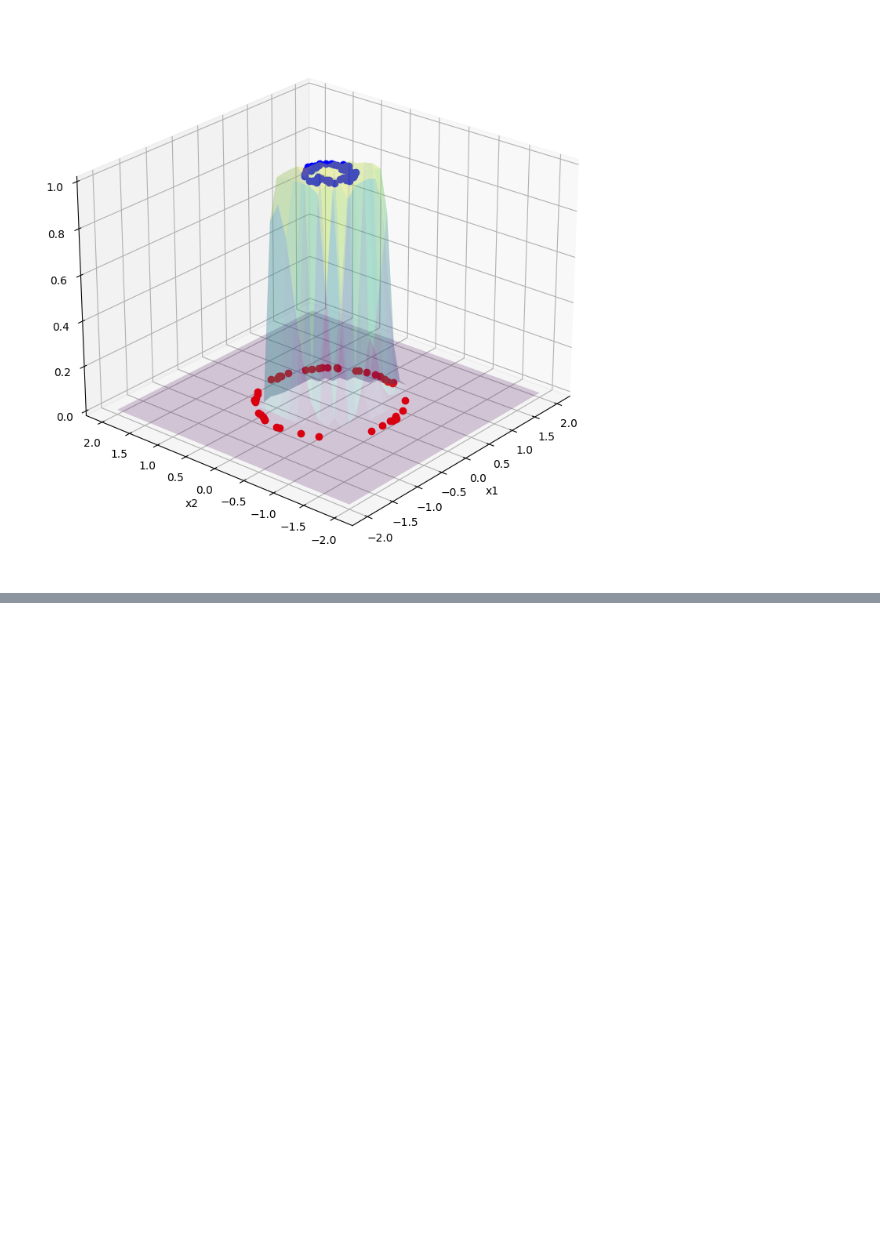
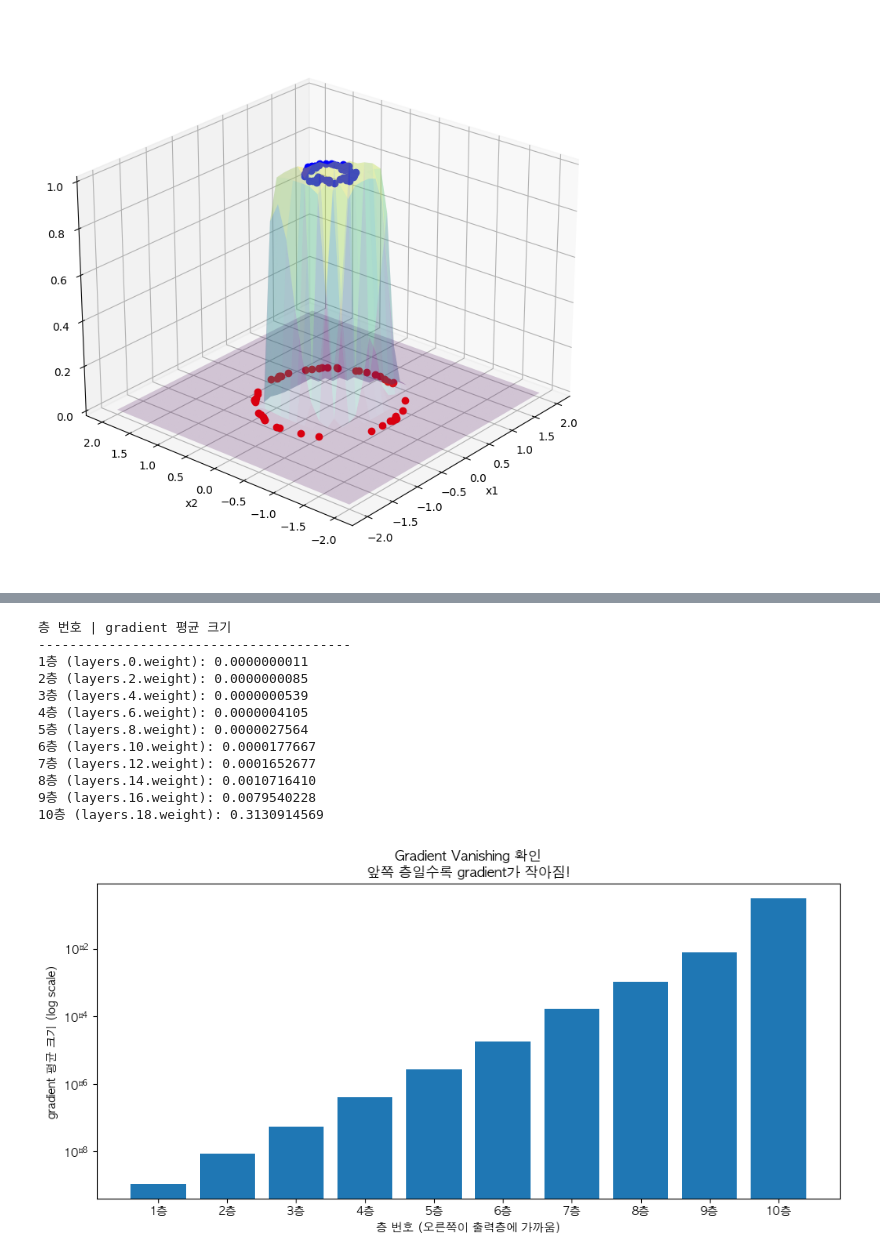
Before and after one commit to ddanghyni/code_attic, a Jupyter notebook: Deeeppp/Binary classification.ipynb, the cells around one changed output, grey strips where cells are left out. Drawn from its saved outputs; the diff is of its cells as text; code cells hidden in the pictures; blank space fills up the shorter version.

```diff
--- a/Binary classification.ipynb
+++ b/Deeeppp/Binary classification.ipynb
@@ -300,3 +350,66 @@ Text(0.5, 0.5, 'x2')
 fig = go.Figure(data=[go.Surface(x=X1_test, y=X2_test, z=Y_hat, colorscale="viridis", opacity=0.5)])
 fig.update_traces(contours_z=dict(show=True, usecolormap=True, highlightcolor="limegreen", project_z=True))
 fig.update_layout(title='binary classification', width=700, height=600)
+# %%
+import matplotlib.pyplot as plt
+from torch import optim
+plt.rcParams['font.family'] = 'AppleGothic'
+plt.rcParams['axes.unicode_minus'] = False
+
+x = torch.randn(5, 2)
+y = torch.randn(5, 1)
+
+class VanishingModel(nn.Module):
+    def __init__(self):
+        super().__init__()
+        self.layers = nn.Sequential(
+            nn.Linear(2, 32),  nn.Sigmoid(),
+            nn.Linear(32, 32), nn.Sigmoid(),
+            nn.Linear(32, 32), nn.Sigmoid(),
+            nn.Linear(32, 32), nn.Sigmoid(),
+            nn.Linear(32, 32), nn.Sigmoid(),
+            nn.Linear(32, 32), nn.Sigmoid(),
+            nn.Linear(32, 32), nn.Sigmoid(),
+            nn.Linear(32, 32), nn.Sigmoid(),
+            nn.Linear(32, 32), nn.Sigmoid(),
+            nn.Linear(32, 1),  nn.Sigmoid(),  # 10층
+        )
+
+    def forward(self, x):
+        return self.layers(x)
+
+model = VanishingModel()
+LR = 1e-2
+optimizer = optim.Adam(model.parameters(), lr = LR)
+# Forward + Loss + Backward
+loss_fn = nn.MSELoss()
+y_hat = model(x)
+loss = loss_fn(y_hat, y)
+optimizer.zero_grad()
+loss.backward()
+
+# 각 층의 gradient 크기 출력
+print("층 번호 | gradient 평균 크기")
+print("-" * 40)
+
+layer_num = 1
+grad_values = []
+layer_names = []
+
+for name, param in model.named_parameters():
+    if 'weight' in name:  # weight만 확인 (bias 제외)
+        grad_mean = param.grad.abs().mean().item()
+        print(f"{layer_num}층 ({name}): {grad_mean:.10f}")
+        grad_values.append(grad_mean)
+        layer_names.append(f"{layer_num}층")
+        layer_num += 1
+
+plt.figure(figsize=(10, 5))
+plt.bar(layer_names, grad_values)
+plt.yscale('log')
+plt.xlabel("층 번호 (오른쪽이 출력층에 가까움)")
+plt.ylabel("gradient 평균 크기 (log scale)")
+plt.title("Gradient Vanishing 확인\n앞쪽 층일수록 gradient가 작아짐!")
+plt.tight_layout()
+plt.show()
+# %% [output]
@@ -302,0 +432,13 @@ fig.update_layout(title='binary classification', width=700, height=600)
+층 번호 | gradient 평균 크기
+----------------------------------------
+1층 (layers.0.weight): 0.0000000011
+2층 (layers.2.weight): 0.0000000085
+3층 (layers.4.weight): 0.0000000539
+4층 (layers.6.weight): 0.0000004105
+5층 (layers.8.weight): 0.0000027564
+6층 (layers.10.weight): 0.0000177667
+7층 (layers.12.weight): 0.0001652677
+8층 (layers.14.weight): 0.0010716410
+9층 (layers.16.weight): 0.0079540228
+10층 (layers.18.weight): 0.3130914569
+[figure, added]
```
Also changed, not shown: parts of 5 cells of this notebook, 2 other files.
